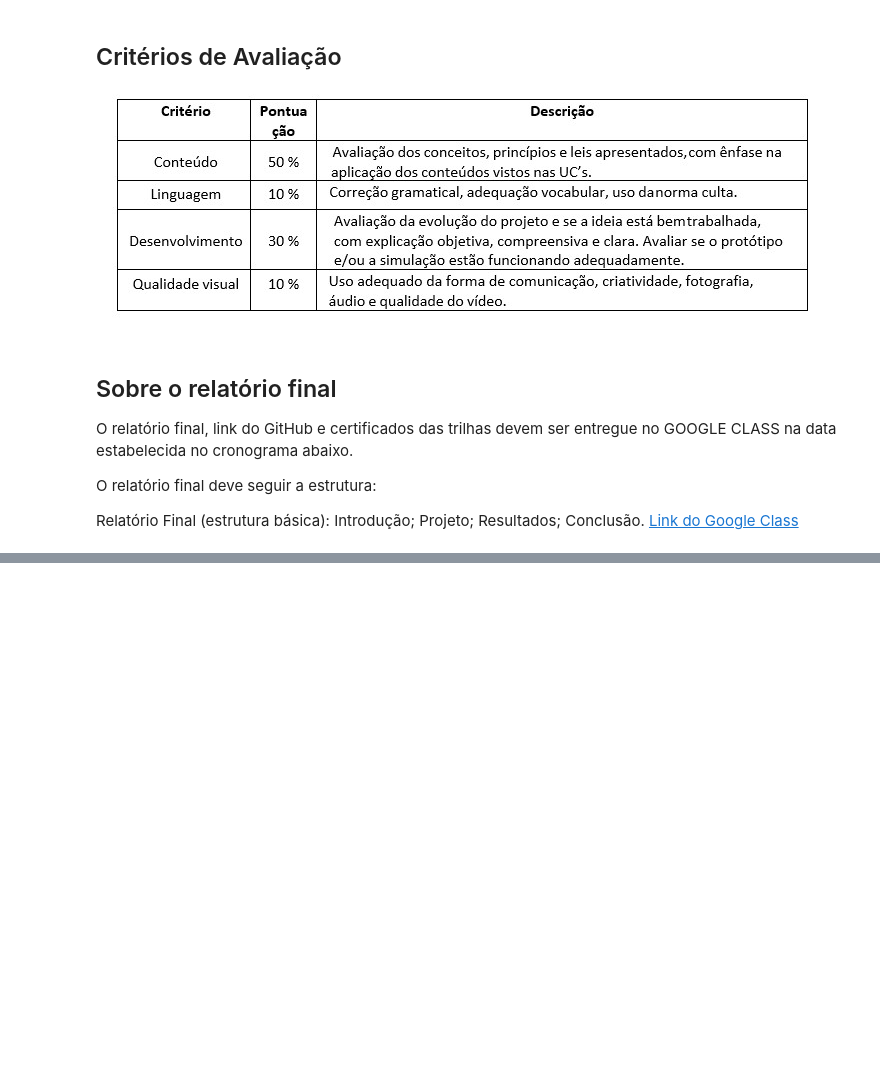
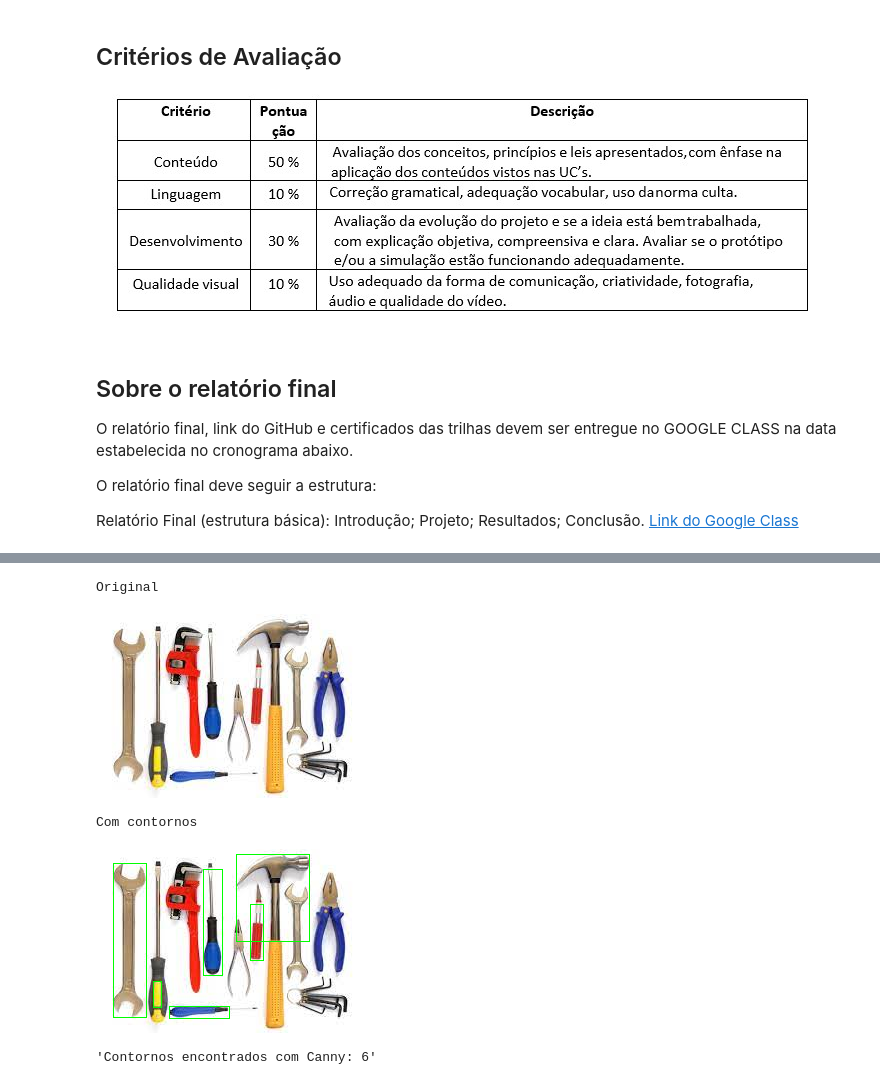
Before and after one commit to ElanDeyan/a3-cg-rv, a Jupyter notebook: A3_CG_E_RV.ipynb, the cells around one changed output, grey strips where cells are left out. Cells and saved outputs as stored; diff of their text form; code cells hidden in the pictures; blank space fills up the shorter version.

```diff
--- a/A3_CG_E_RV.ipynb
+++ b/A3_CG_E_RV.ipynb
@@ -229,0 +177,16 @@ A saída de streaming foi truncada nas últimas 5000 linhas.
+# %%
+# Exibir a imagem original e a imagem marcada
+print("Original")
+cv2_imshow(original_image)
+
+print("Com contornos")
+cv2_imshow(marked_image)
+# %% [output]
+Original
+[figure, added]
+Com contornos
+[figure, added]
+# %%
+f"Contornos encontrados com Canny: {objects_count}"
+# %% [output]
+'Contornos encontrados com Canny: 6'
```
Also changed, not shown: parts of 20 cells of this notebook.
